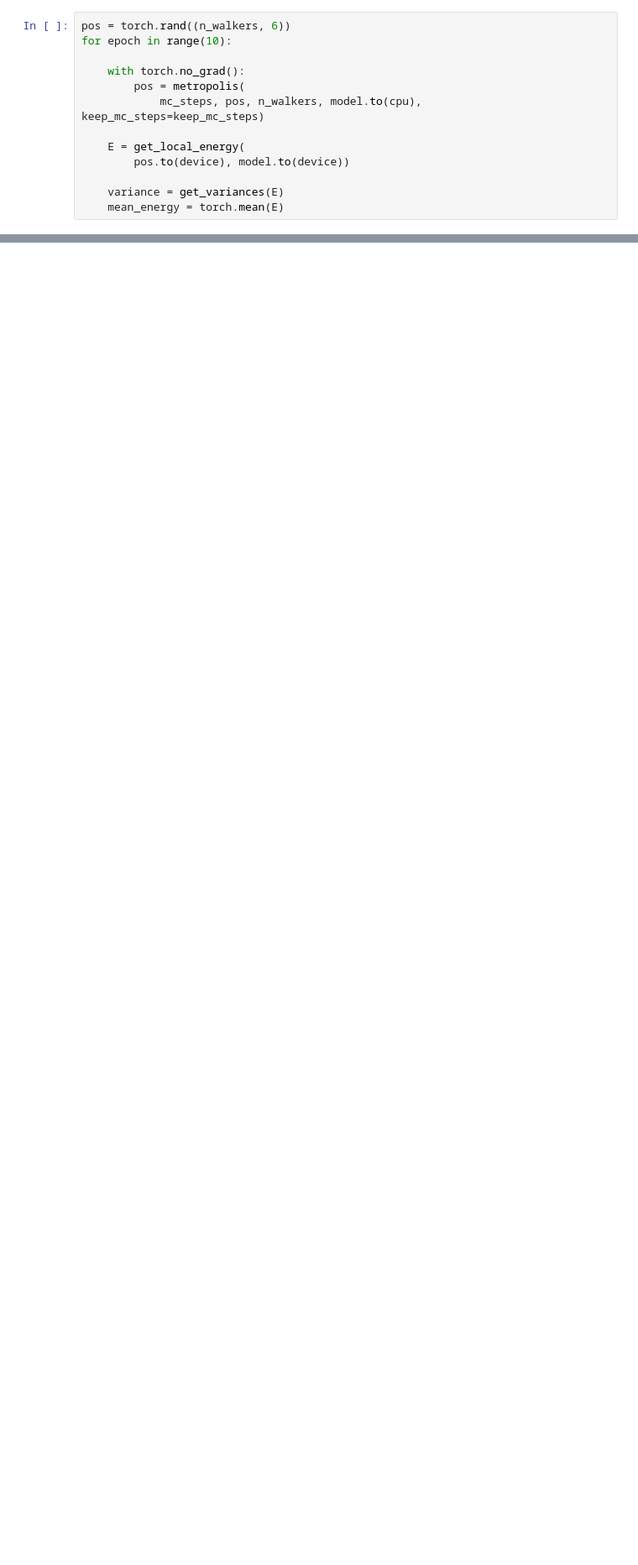
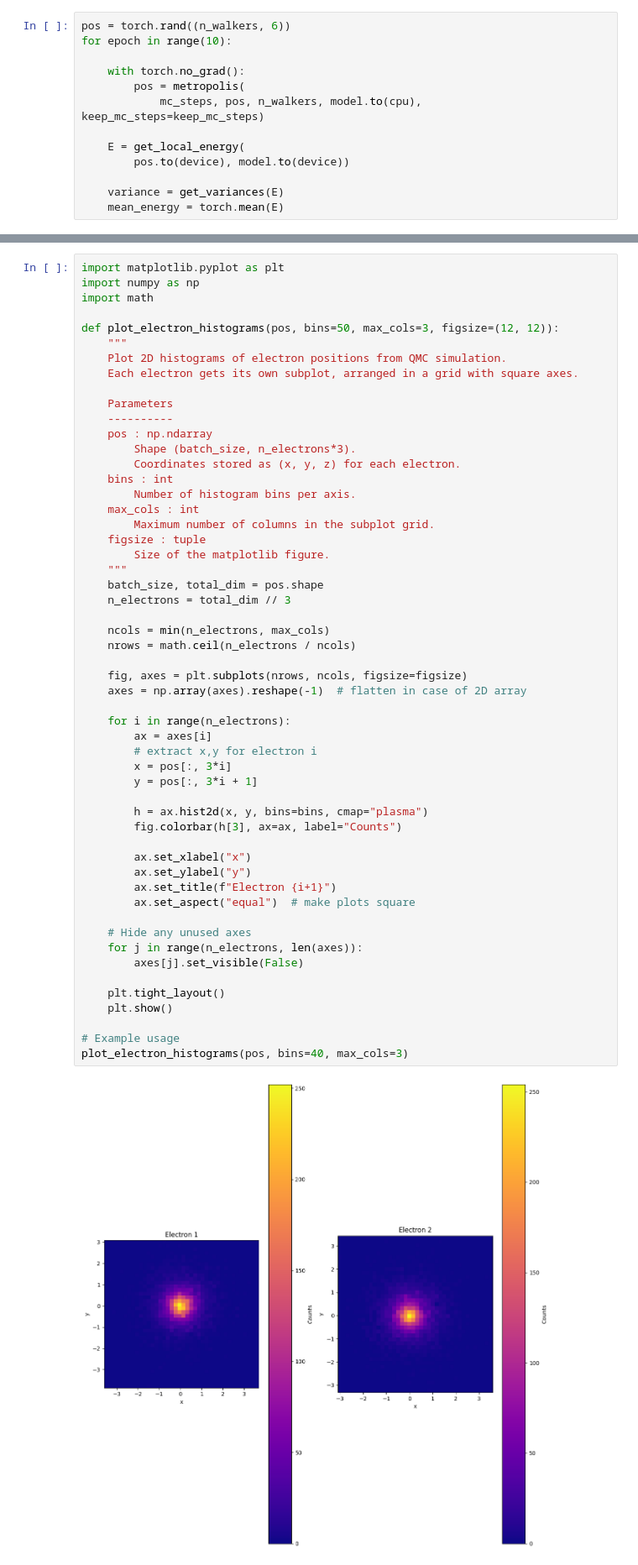
Before and after one commit to Parvfect/QVMC, a Jupyter notebook: nn_helium/visualising_electron_density.ipynb, the cells around one changed output, grey strips where cells are left out. Shown at 84% size. Cells and saved outputs as stored; diff of their text form; blank space fills up the shorter version.

```diff
--- a/nn_helium/visualising_electron_density.ipynb
+++ b/nn_helium/visualising_electron_density.ipynb
@@ -195,0 +71,56 @@ plt.show()
+# %%
+import matplotlib.pyplot as plt
+import numpy as np
+import math
+
+def plot_electron_histograms(pos, bins=50, max_cols=3, figsize=(12, 12)):
+    """
+    Plot 2D histograms of electron positions from QMC simulation.
+    Each electron gets its own subplot, arranged in a grid with square axes.
+
+    Parameters
+    ----------
+    pos : np.ndarray
+        Shape (batch_size, n_electrons*3).
+        Coordinates stored as (x, y, z) for each electron.
+    bins : int
+        Number of histogram bins per axis.
+    max_cols : int
+        Maximum number of columns in the subplot grid.
+    figsize : tuple
+        Size of the matplotlib figure.
+    """
+    batch_size, total_dim = pos.shape
+    n_electrons = total_dim // 3
+
+    ncols = min(n_electrons, max_cols)
+    nrows = math.ceil(n_electrons / ncols)
+
+    fig, axes = plt.subplots(nrows, ncols, figsize=figsize)
+    axes = np.array(axes).reshape(-1)  # flatten in case of 2D array
+
+    for i in range(n_electrons):
+        ax = axes[i]
+        # extract x,y for electron i
+        x = pos[:, 3*i]
+        y = pos[:, 3*i + 1]
+
+        h = ax.hist2d(x, y, bins=bins, cmap="plasma")
+        fig.colorbar(h[3], ax=ax, label="Counts")
+
+        ax.set_xlabel("x")
+        ax.set_ylabel("y")
+        ax.set_title(f"Electron {i+1}")
+        ax.set_aspect("equal")  # make plots square
+
+    # Hide any unused axes
+    for j in range(n_electrons, len(axes)):
+        axes[j].set_visible(False)
+
+    plt.tight_layout()
+    plt.show()
+
+# Example usage
+plot_electron_histograms(pos, bins=40, max_cols=3)
+# %% [output]
+[figure, added]
```
Also changed, not shown: parts of 25 cells of this notebook, 10 other files.
